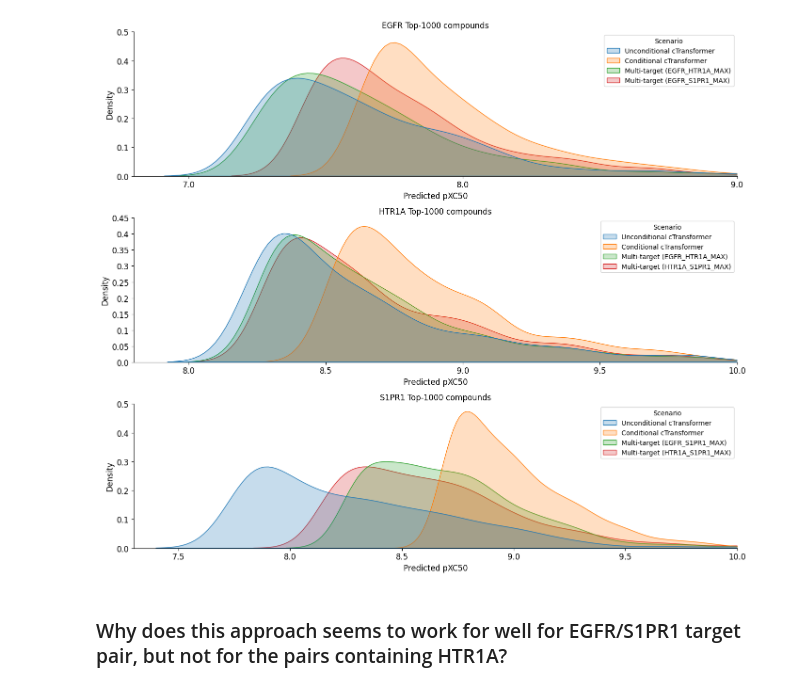
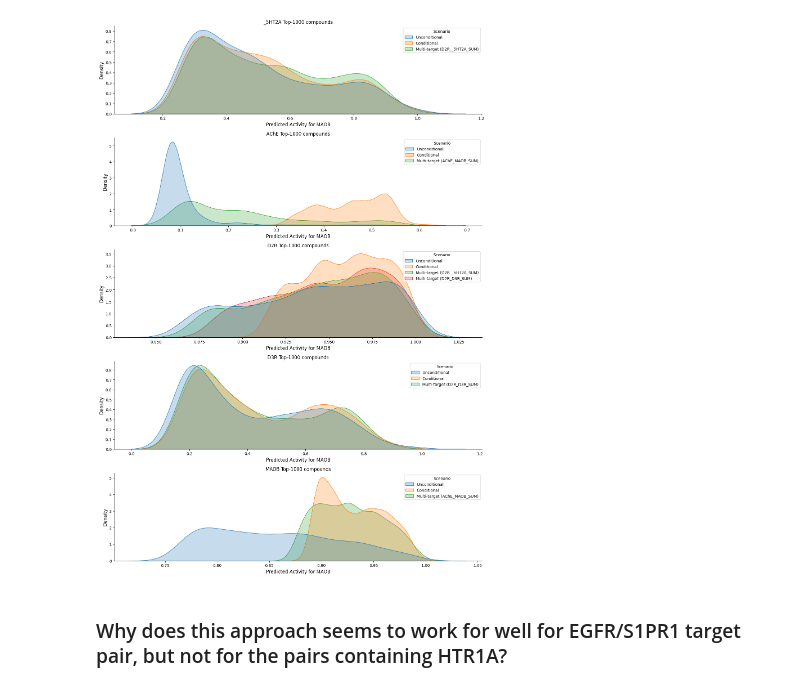
Before and after one commit to arthurcerveira/CoMPO-GPT, a Jupyter notebook: scripts/08-Data-Viz.ipynb, the cells around one changed output. Saved outputs shown, nothing was run; the diff lists cells and outputs as text; code cells hidden in the pictures.

```diff
--- a/scripts/08-Data-Viz.ipynb
+++ b/scripts/08-Data-Viz.ipynb
@@ -132,75 +133,59 @@ plt.show()
 # %%
 # Plot the multi-target distributions for the top 1000 compounds
-fig, axes = plt.subplots(3, 1, figsize=(14, 12))
-
 agg = "SUM"
 
 multi_targets = [
     f"AChE_MAOB_{agg}",
     f"D2R__5HT2A_{agg}",
     f"D2R_D3R_{agg}"
 ]
 
-agg = "MAX"
+targets = ['_5HT2A', 'AChE', 'D2R', 'D3R', 'MAOB']
+# targets =  ['AChE', 'MAOB']
 
-multi_targets = [
-    f"EGFR_HTR1A_{agg}",
-    f"EGFR_S1PR1_{agg}",
-    f"HTR1A_S1PR1_{agg}"
-]
-
+fig, axes = plt.subplots(len(targets), 1, figsize=(14, 20))
 n = 1000
 
-names = [
-    # 'Unconditional',
-    ('EGFR', 6.8, 9),
-    ('HTR1A', 7.8, 10),
-    ('S1PR1', 7.3, 10)
-]
+for j, target in enumerate(targets):
+    activity_column = f"{target}_{ACT_TYPE}"
+    df_list = list()
 
-for j, (name, min_x, max_x) in enumerate(names):
-    df_list = []
+    unconditional = dataframes["Unconditional"][
+        activity_column
+    ].nlargest(n).to_frame().assign(Scenario="Unconditional")
 
-    unconditional = pd.DataFrame({
-        'pred_pXC50': np.load('../generated_molecules/npy/{}_Unconditional_Y.npy'.format(name))
-    }).sort_values(by=['pred_pXC50'],ascending=False).head(n)
-    unconditional['Scenario']='Unconditional cTransformer'
+    conditional = dataframes[target][
+        activity_column
+    ].nlargest(n).to_frame().assign(Scenario="Conditional")
+
     df_list.append(unconditional)
+    df_list.append(conditional)
 
-    single_target = pd.DataFrame(
-        {'pred_pXC50':np.load('../generated_molecules/npy/{}_Conditional_Y.npy'.format(name))}
-    ).sort_values(by=['pred_pXC50'],ascending=False).head(n)
-    single_target['Scenario']='Conditional cTransformer'
-    df_list.append(single_target)
+    for mts in multi_targets:
+        if target not in mts:
+            continue
 
-    for targets in multi_targets:
-        if name in targets:
-            multi_target = pd.DataFrame(
-                {'pred_pXC50':np.load(f'../generated_molecules/npy/{targets}_Y_{name}.npy')}
-            ).sort_values(by=['pred_pXC50'],ascending=False).head(n)
-            multi_target['Scenario']=f'Multi-target ({targets})'
-            df_list.append(multi_target)
+        multi_target = dataframes_mt[mts][
+            activity_column
+        ].nlargest(n).to_frame().assign(Scenario=f'Multi-target ({mts})')
 
-    df = pd.concat(df_list).reset_index()
+        df_list.append(multi_target)
 
-    sns.kdeplot(data=df, x="pred_pXC50", bw_adjust=1, hue='Scenario',ax=axes[j], fill=True)
+    activities = pd.concat(df_list).reset_index()
 
-    axes[j].set_title('{} Top-{} compounds'.format(name, n), fontsize=12)
+    sns.kdeplot(data=activities, x=activity_column, bw_adjust=1, hue='Scenario',ax=axes[j], fill=True)
+    # sns.kdeplot(data=df, x="pred_pXC50", bw_adjust=1, hue='Scenario',ax=axes[j], fill=True)
+
+    axes[j].set_title('{} Top-{} compounds'.format(target, n), fontsize=12)
     axes[j].spines['right'].set_visible(False)
     axes[j].spines['top'].set_visible(False)
     axes[j].set_ylabel("Density", fontsize=12)
-    axes[j].set_xlabel("Predicted pXC50", fontsize=12)
-    axes[j].yaxis.set_ticks(axes[j].get_yticks())
-    axes[j].xaxis.set_ticks(axes[j].get_xticks())
-    axes[j].set_yticklabels(axes[j].get_yticks().round(4), size=12)
-    axes[j].set_xticklabels(axes[j].get_xticks().round(2), size=12)
-
-    axes[j].set_xlim(min_x, max_x)
+    axes[j].set_xlabel(f"Predicted {ACT_TYPE} for {name}", fontsize=12)
 
 plt.tight_layout()
 plt.show()
 # %% [output]
-[figure, old version]
+[figure, new version]
 # %% [markdown]
 ### Why does this approach seems to work for well for EGFR/S1PR1 target pair, but not for the pairs containing HTR1A?
 # %%
```
Also changed, not shown: parts of 19 cells of this notebook, 22 other files.
